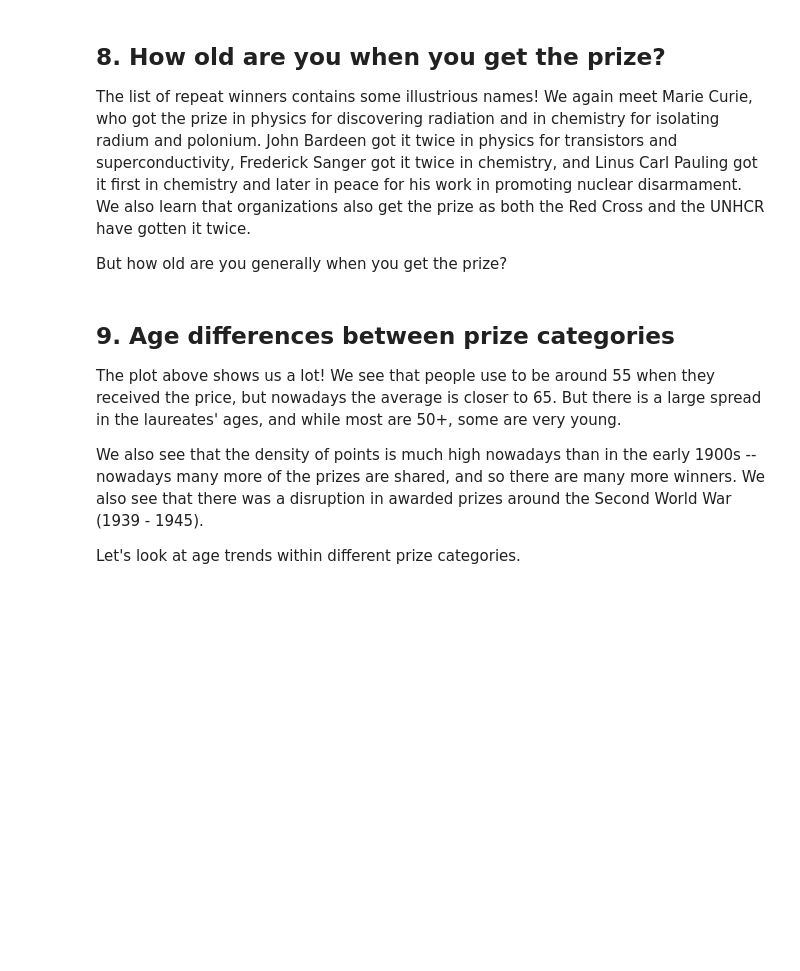
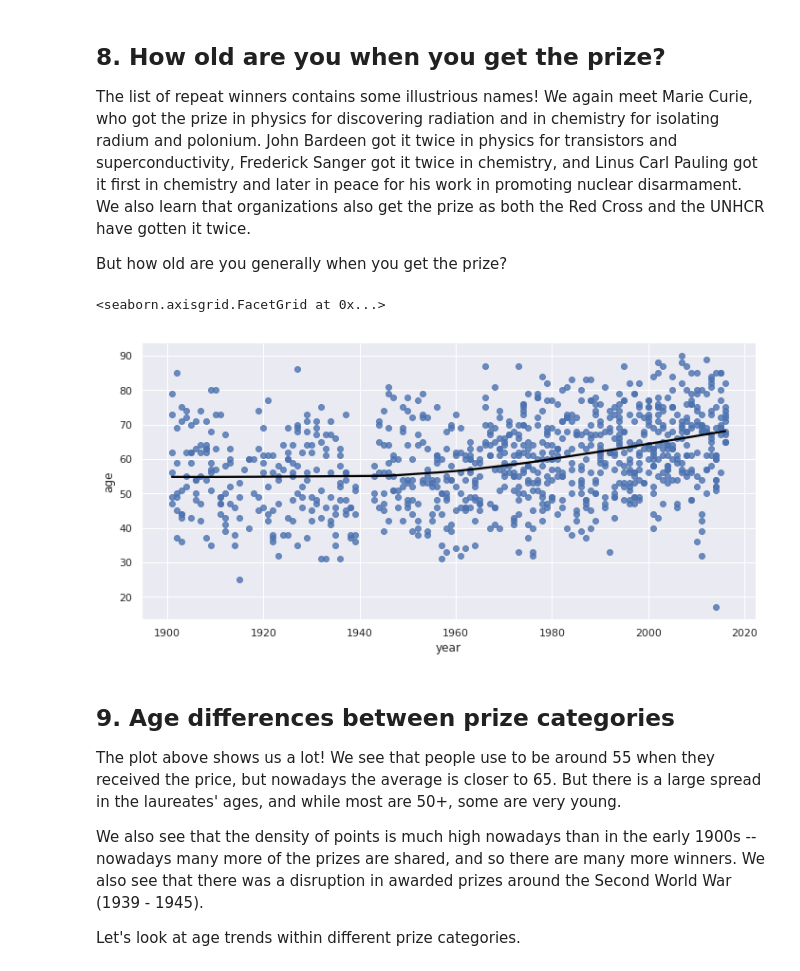
Before and after one commit to RishavMishraRM/Visual_History_of_Nobel_Prize_Winners, a Jupyter notebook: notebook.ipynb, the cells around one changed output. Cells and saved outputs as stored; diff of their text form; code cells hidden in the pictures; blank space fills up the shorter version.

```diff
--- a/notebook.ipynb
+++ b/notebook.ipynb
@@ -147,13 +147,17 @@ nobel.groupby('full_name').filter(lambda group: len(group) >= 2)
 <p>But how old are you generally when you get the prize?</p>
 # %%
 # Converting birth_date from String to datetime
-nobel['birth_date'] = ...
+nobel['birth_date'] = pd.to_datetime(nobel['birth_date'])
 
 # Calculating the age of Nobel Prize winners
-nobel['age'] = ...
+nobel['age'] = nobel['year'] - nobel['birth_date'].dt.year
 
 # Plotting the age of Nobel Prize winners
-sns.lmplot(...)
+sns.lmplot(x='year', y='age', data=nobel, lowess=True,
+           aspect=2, line_kws={'color' : 'black'})
+# %% [output]
+<seaborn.axisgrid.FacetGrid at 0x...>
+[figure, added]
 # %% [markdown]
 ## 9. Age differences between prize categories
 <p>The plot above shows us a lot! We see that people use to be around 55 when they received the price, but nowadays the average is closer to 65. But there is a large spread in the laureates' ages, and while most are 50+, some are very young.</p>
```
Also changed, not shown: parts of 4 cells of this notebook.
